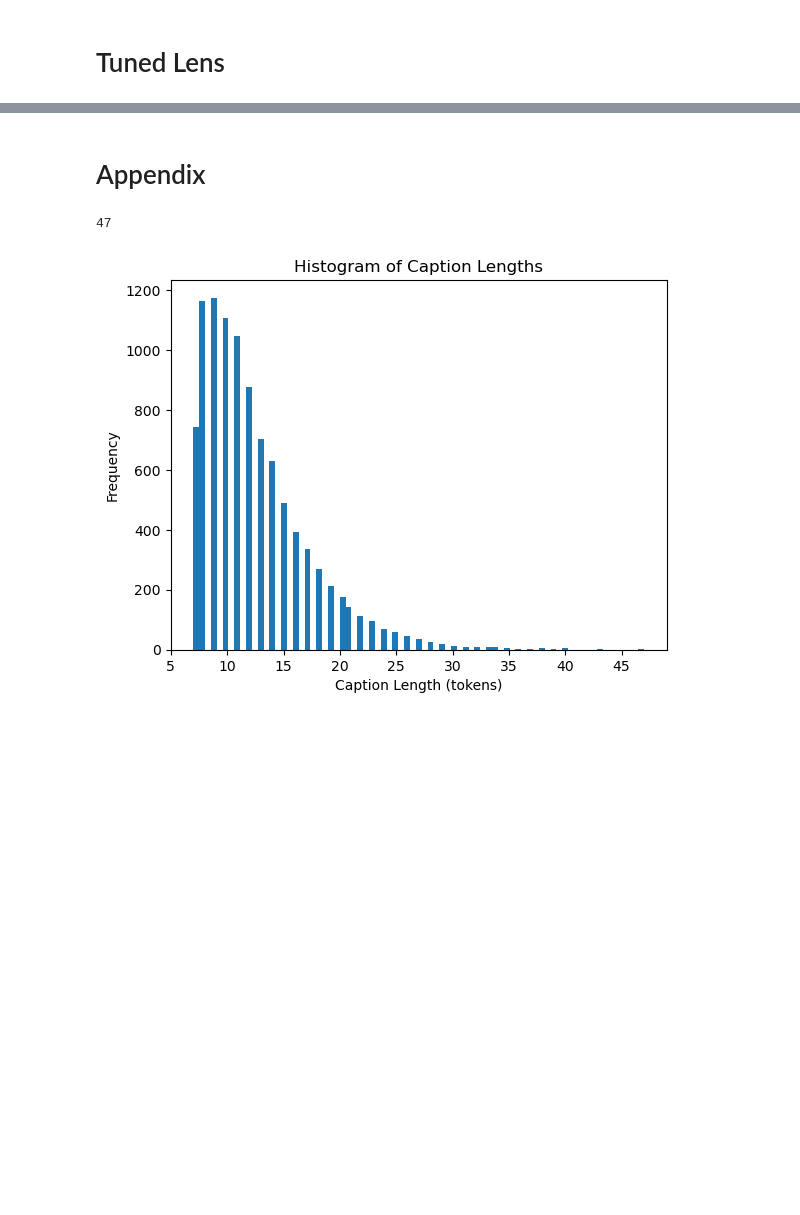
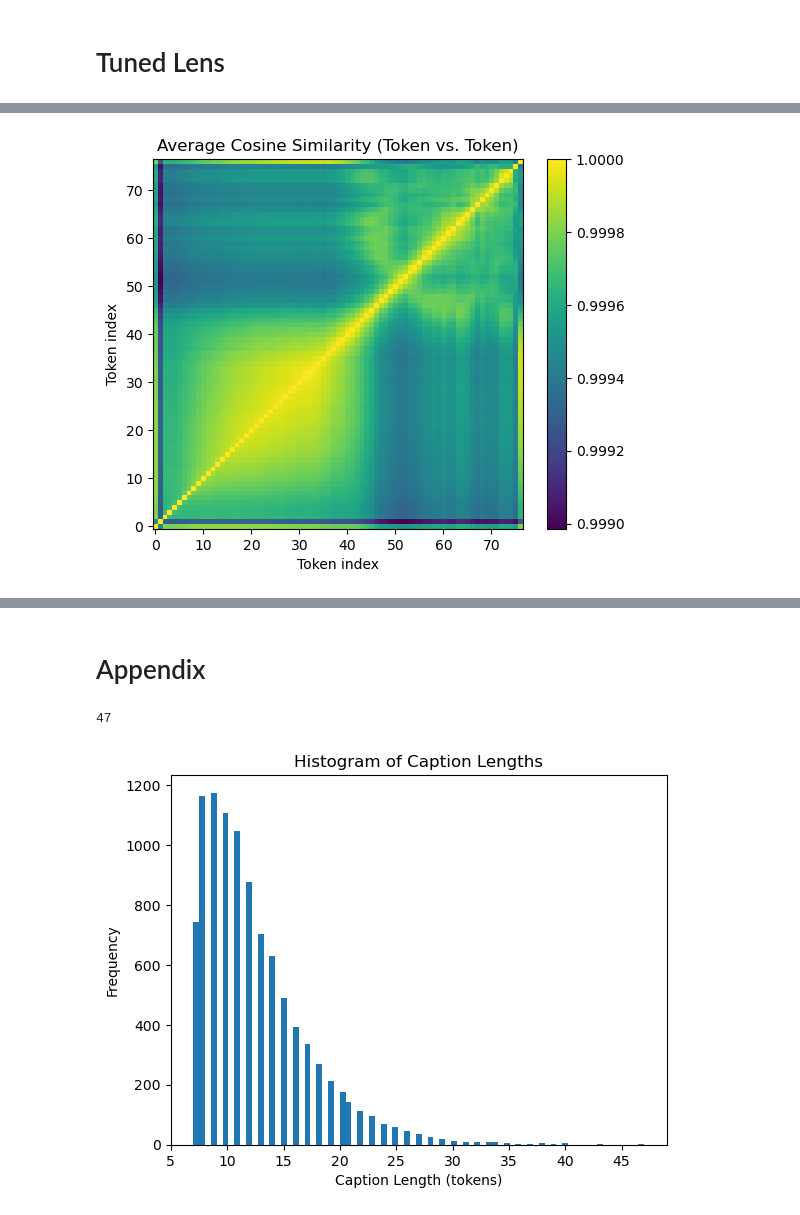
Before and after one commit to tweks/sae-sd, a Jupyter notebook: notebooks/clip_embs.ipynb, the cells around one changed output, grey strips where cells are left out. Drawn from its saved outputs; the diff is of its cells as text; code cells hidden in the pictures; blank space fills up the shorter version.

Commit message:
Add TunedLens to clip_embs

```diff
--- a/notebooks/clip_embs.ipynb
+++ b/notebooks/clip_embs.ipynb
@@ -161,0 +206,36 @@ plt.show()
+# %%
+def train(model, train_ds, num_epochs=10, batch_size=32, lr=1e-3):
+    model.train()
+    optimizer = optim.Adam(model.parameters(), lr=lr)
+    loss_fn = nn.MSELoss()
+
+    n = train_ds.size(0)
+    for epoch in tqdm(range(num_epochs)):
+        total_loss = 0.0
+        # Shuffle indices each epoch
+        indices = torch.randperm(n)
+        for i in range(0, n, batch_size):
+            batch_indices = indices[i:i+batch_size]
+            batch = train_ds[batch_indices]  # shape: (batch_size, 77, emb_dim)
+
+            optimizer.zero_grad()
+            # Forward pass: output shape is (batch_size, 77, emb_dim)
+            output = model(batch)
+            # Extract target token (position 0)
+            target = output[:, 0, :]  # shape: (batch_size, emb_dim)
+            # Transformed tokens from positions 1..76
+            prediction = output[:, 1:, :]  # shape: (batch_size, 76, emb_dim)
+            # Expand target along the sequence dimension to match prediction shape
+            target_expanded = target.unsqueeze(1).expand_as(prediction)
+
+            loss = loss_fn(prediction, target_expanded)
+            loss.backward()
+            optimizer.step()
+
+            total_loss += loss.item() * batch.size(0)
+
+        avg_loss = total_loss / n
+        print(f"Epoch {epoch+1}/{num_epochs}, Loss: {avg_loss:.4f}")
+# %%
+model = TunedLens(num_tokens=77, emb_dim=768)
+train(model, train_ds, num_epochs=10, batch_size=32, lr=1e-3)
@@ -161,0 +253,10 @@ plt.show()
+# %%
+model.eval()
+with torch.no_grad():
+    transformed_embs = model(dataset_embs)
+# %%
+tl_cos_sim_matrix, tl_l2_matrix = compute_metrics(transformed_embs)
+# %%
+plot_cos_sim(tl_cos_sim_matrix)
+# %% [output]
+[figure, added]
```
Also changed, not shown: parts of 21 cells of this notebook.
